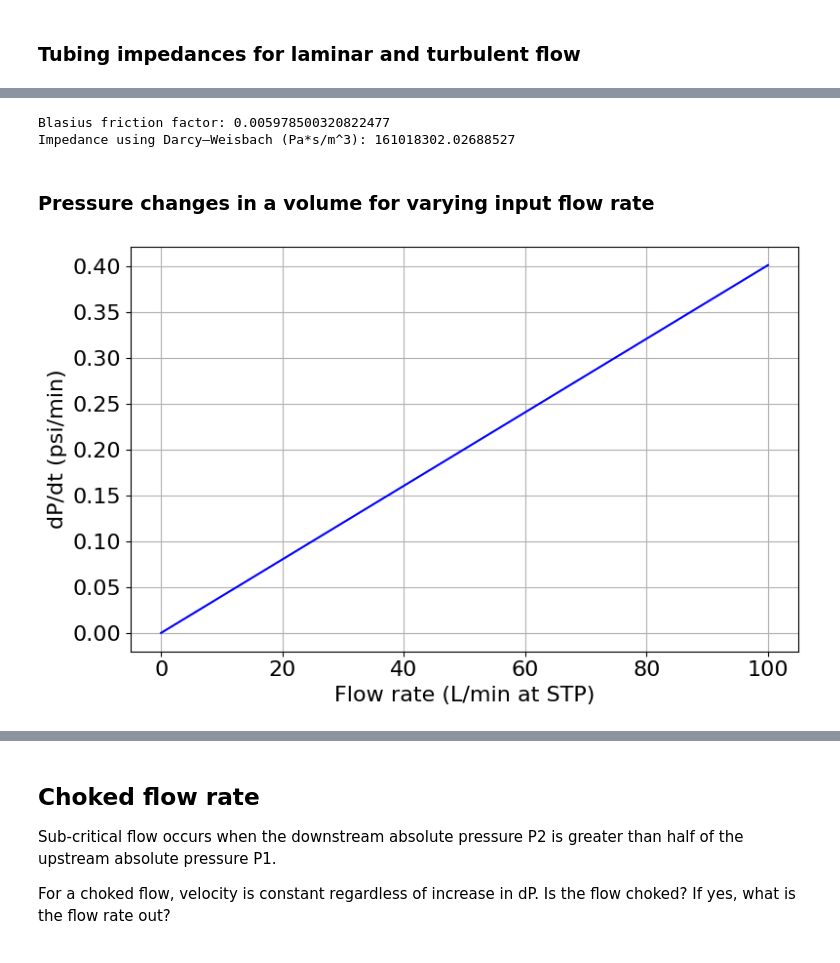
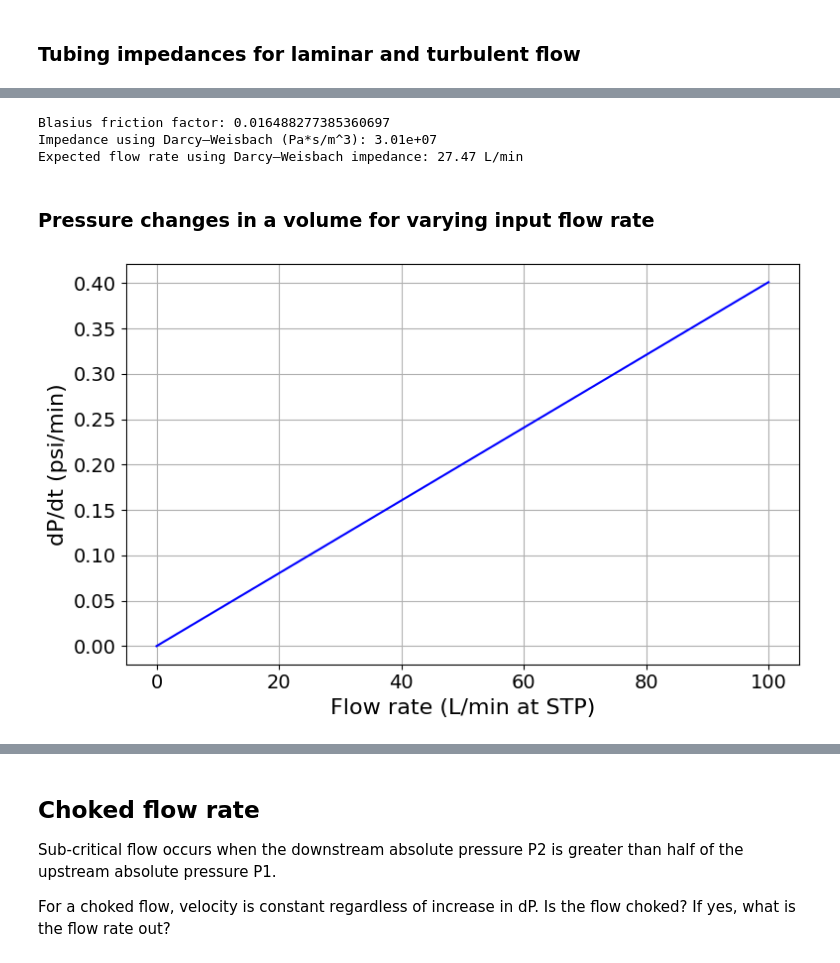
Before and after one commit to ncail/fluid-dyanamics, a Jupyter notebook: fluid_dynamics_equations.ipynb, the cells around one changed output, grey strips where cells are left out. Drawn from its saved outputs; the diff is of its cells as text; code cells hidden in the pictures.

```diff
--- a/fluid_dynamics_equations.ipynb
+++ b/fluid_dynamics_equations.ipynb
@@ -21,6 +21,16 @@ import matplotlib.pyplot as plt
 
 # Vector math
 import numpy as np
+
+# PLotting settings
+plt.rcParams.update({
+    'font.size': 14,
+    'axes.titlesize': 18,
+    'axes.labelsize': 16,
+    'xtick.labelsize': 14,
+    'ytick.labelsize': 14,
+    'legend.fontsize': 14
+})
 # %% [markdown]
 ## Nitrogen gas constants
 # %%
@@ -259,37 +297,41 @@ print("Blasius friction factor:", blasius)
 
 # Calculate Darcy–Weisbach impedance (turbulent flow)
 impedance = calculate_darcy_weisbach_impedance(blasius, l, d, RHO_STP, velocity, flow)
-print("Impedance using Darcy–Weisbach (Pa*s/m^3):", impedance)
+print(f"Impedance using Darcy–Weisbach (Pa*s/m^3): {impedance:.2e}")
+
+# Expected flow rate for a given pressure drop using Darcy–Weisbach impedance
+expected_flow = dp / impedance
+expected_flow_lpm = expected_flow * m3s_to_lpm
+print(f"Expected flow rate using Darcy–Weisbach impedance: {expected_flow_lpm:.2f} L/min")
 # %% [output]
-Blasius friction factor: 0.005978500320822477
-Impedance using Darcy–Weisbach (Pa*s/m^3): 161018302.02688527
+Blasius friction factor: 0.016488277385360697
+Impedance using Darcy–Weisbach (Pa*s/m^3): 3.01e+07
+Expected flow rate using Darcy–Weisbach impedance: 27.47 L/min
 # %% [markdown]
 ### Pressure changes in a volume for varying input flow rate
 # %%
 # Plotting pressure increase rate vs flow rate for a fixed volume chamber, using ideal gas law.
 # Relates possible input flow rates from the purge system Flow Controller to the pressure increase rate in the radon barrier volume.
 # Note: the flow rate of the flow controller will be changing in response to changing differential pressure. But this plot allows us to  see directly what the pressure increase rate would be for the maximum flow rate (once measured) and for the normal operation case where dP is steady (flow will be constant at some measured value).
 
 # Parameters
 volume = 4            # chamber volume in cubic meters
 temperature = 298     # room temperature in Kelvin
 
 # Flow rates
 flow_rates = np.linspace(0, 100, 100)
 
 # Calculate pressure increase rates for all flow rates
 pressure_rates = [pressure_increase_rate(fr, volume, temperature_K=temperature) / psi_to_pa for fr in flow_rates]
 
 # Plotting
 plt.figure(figsize=(8,5))
 plt.plot(flow_rates, pressure_rates, linestyle='-', color='b')
 plt.xlabel("Flow rate (L/min at STP)", fontsize=16)
-plt.xticks(fontsize=16)
-plt.yticks(fontsize=16)
 plt.ylabel("dP/dt (psi/min)", fontsize=16)
 plt.grid(True)
 plt.tight_layout()
 plt.show()
 # %% [output]
-[figure, old version]
+[figure, new version]
 # %%
```
Also changed, not shown: parts of 7 cells of this notebook.
